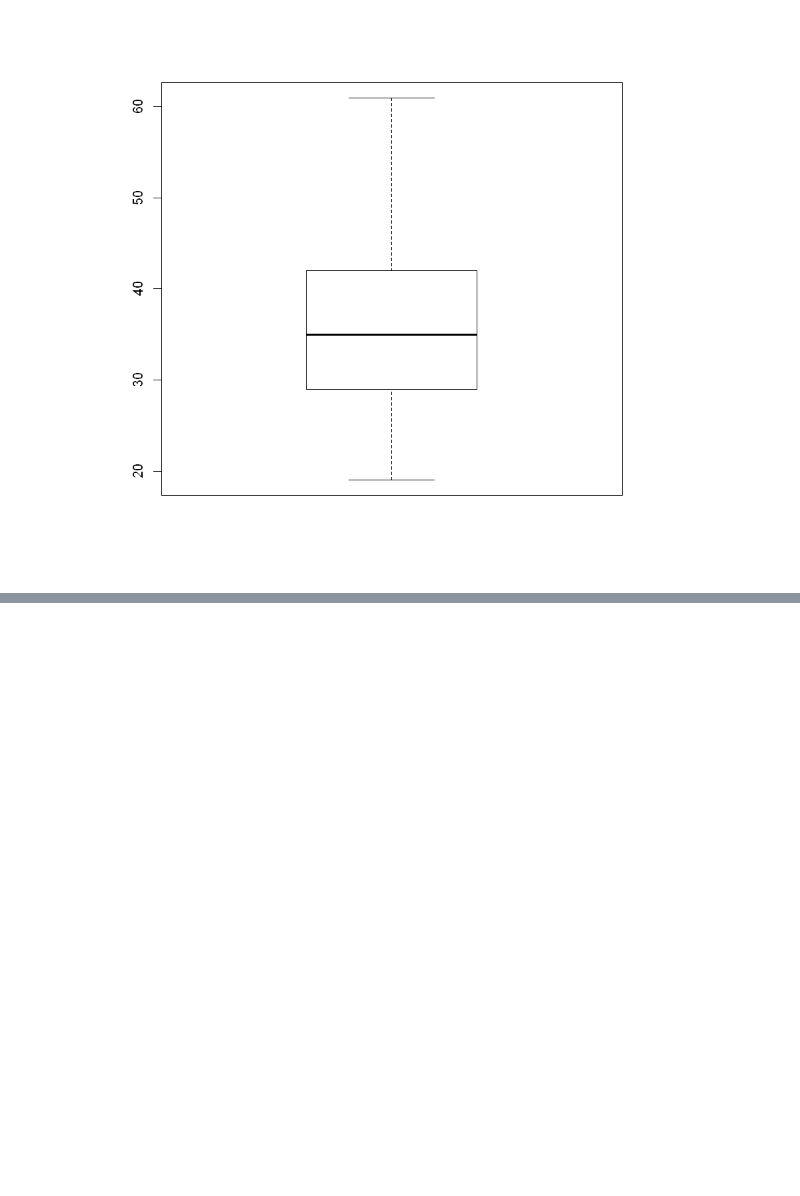
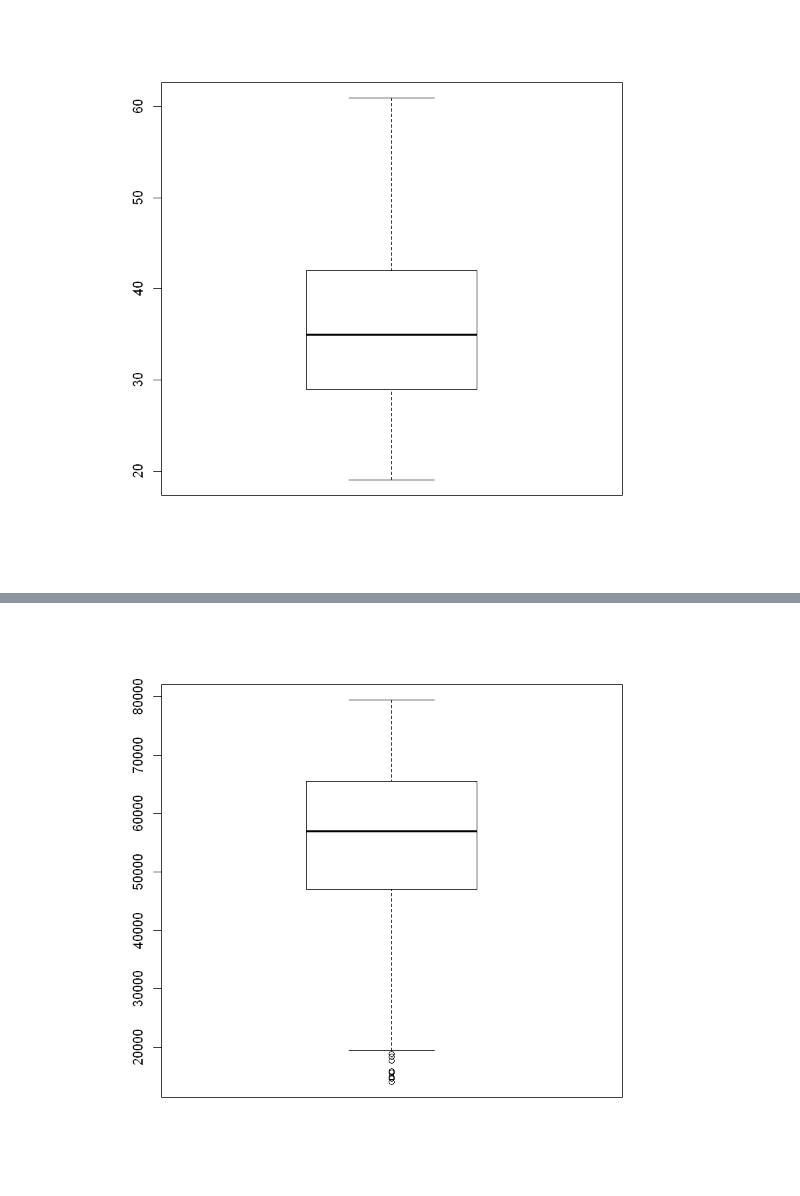
Before and after one commit to cecilia-wanja/Ad-clicking-prediction-, a Jupyter notebook: Ad clicking prediction.ipynb, the cells around one changed output, grey strips where cells are left out. Drawn from its saved outputs; the diff is of its cells as text; code cells hidden in the pictures; blank space fills up the shorter version.

```diff
--- a/Ad clicking prediction.ipynb
+++ b/Ad clicking prediction.ipynb
@@ -61,0 +66,4 @@ boxplot(data$Age)
+# %%
+boxplot(data$Area.Income)
+# %% [output]
+[figure, added]
```
Also changed, not shown: parts of 47 cells of this notebook.
